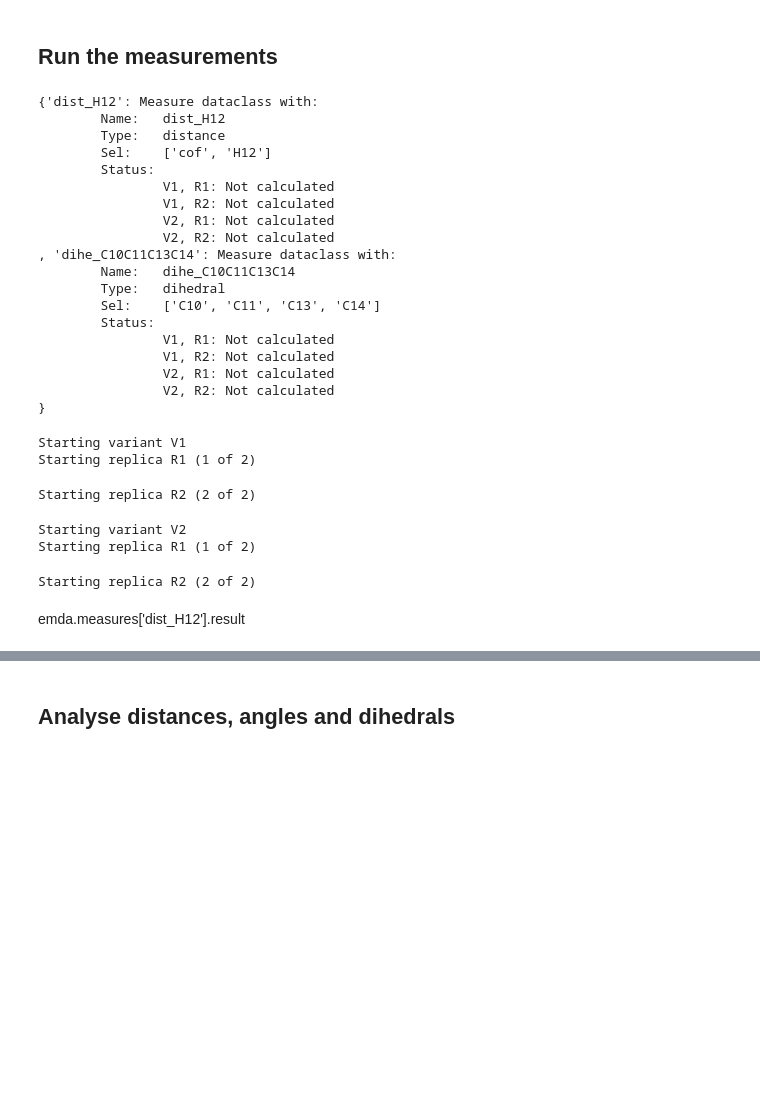
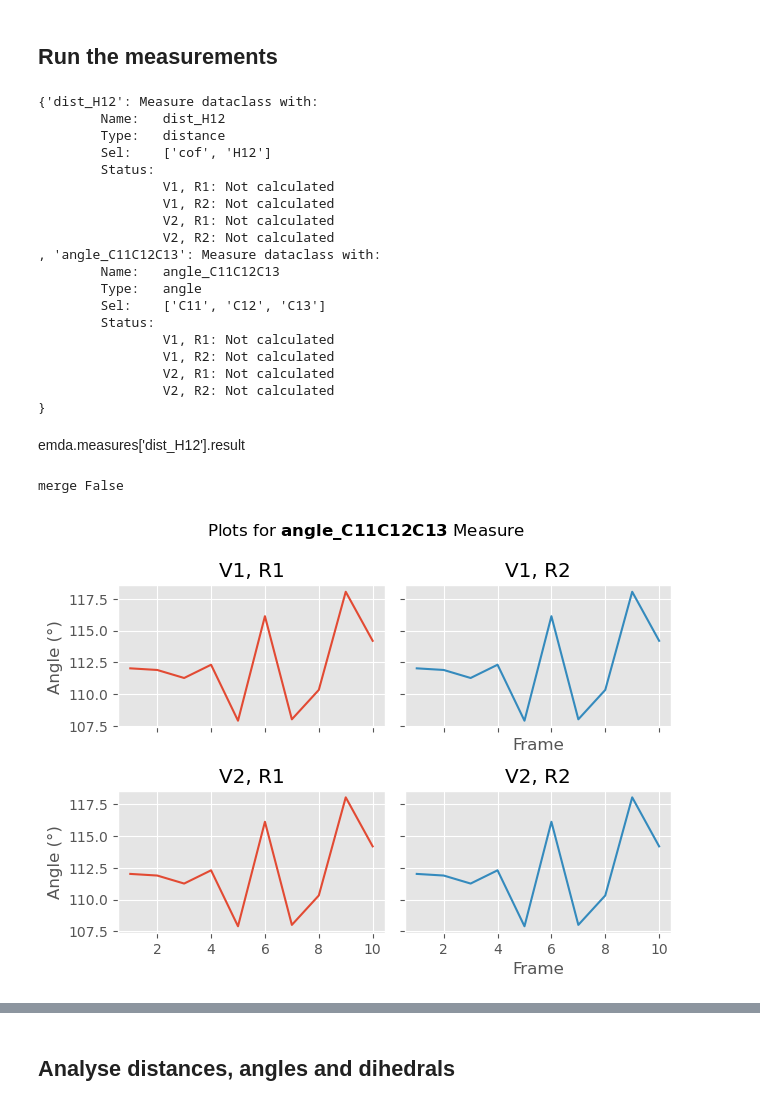
Before and after one commit to MolBioMedUAB/EMDA, a Jupyter notebook: example/example.ipynb, the cells around one changed output, grey strips where cells are left out. Drawn from its saved outputs; the diff is of its cells as text; code cells hidden in the pictures; blank space fills up the shorter version.

```diff
--- a/example/example.ipynb
+++ b/example/example.ipynb
@@ -55,11 +76,11 @@ print(emda.selections)
 # %%
 emda.add_distance('dist_H12', 'cof', 'H12')
-#emda.add_angle('angle_C11C12C13', 'C11', 'C12', 'C13')
-emda.add_dihedral('dihe_C10C11C13C14', 'C10', 'C11', 'C13', 'C14', domain=180)
+emda.add_angle('angle_C11C12C13', 'C11', 'C12', 'C13')
+#emda.add_dihedral('dihe_C10C11C13C14', 'C10', 'C11', 'C13', 'C14', domain=180)
 #emda.add_contacts('contacts_COO', 'COO', sel_env=5, interactions='all', include_WAT=True, measure_distances=True)
 #emda.add_protein_contacts('contacts_prot', sel_env=3, measure_distances=True)
 #emda.add_pKa('pka', excluded_ions=['Na+'], keep_pdb=True, keep_pka=True)
-#emda.add_RMSD('RMSD_subs', subs)
+#emda.add_RMSD('RMSD_subs', 'subs', weights='mass')
 # %% [markdown]
 ## Run the measurements
 # %%
@@ -74,10 +95,10 @@ print(emda.measures)
                 V1, R2: Not calculated
                 V2, R1: Not calculated
                 V2, R2: Not calculated
-, 'dihe_C10C11C13C14': Measure dataclass with:
-        Name:   dihe_C10C11C13C14
-        Type:   dihedral
-        Sel:    ['C10', 'C11', 'C13', 'C14']
+, 'angle_C11C12C13': Measure dataclass with:
+        Name:   angle_C11C12C13
+        Type:   angle
+        Sel:    ['C11', 'C12', 'C13']
         Status:
                 V1, R1: Not calculated
                 V1, R2: Not calculated
@@ -86,12 +107,10 @@ print(emda.measures)
 }
 # %%
 emda.run(sleep_time=0)
-# %% [output]
-Starting variant V1
-Starting replica R1 (1 of 2)
-Starting replica R2 (2 of 2)
-Starting variant V2
-Starting replica R1 (1 of 2)
-Starting replica R2 (2 of 2)
 # %% [markdown]
 emda.measures['dist_H12'].result
+# %%
+emda.plot_measure(measure_name='angle_C11C12C13',)
+# %% [output]
+merge False
+[figure, added]
```
Also changed, not shown: parts of 5 cells of this notebook.
